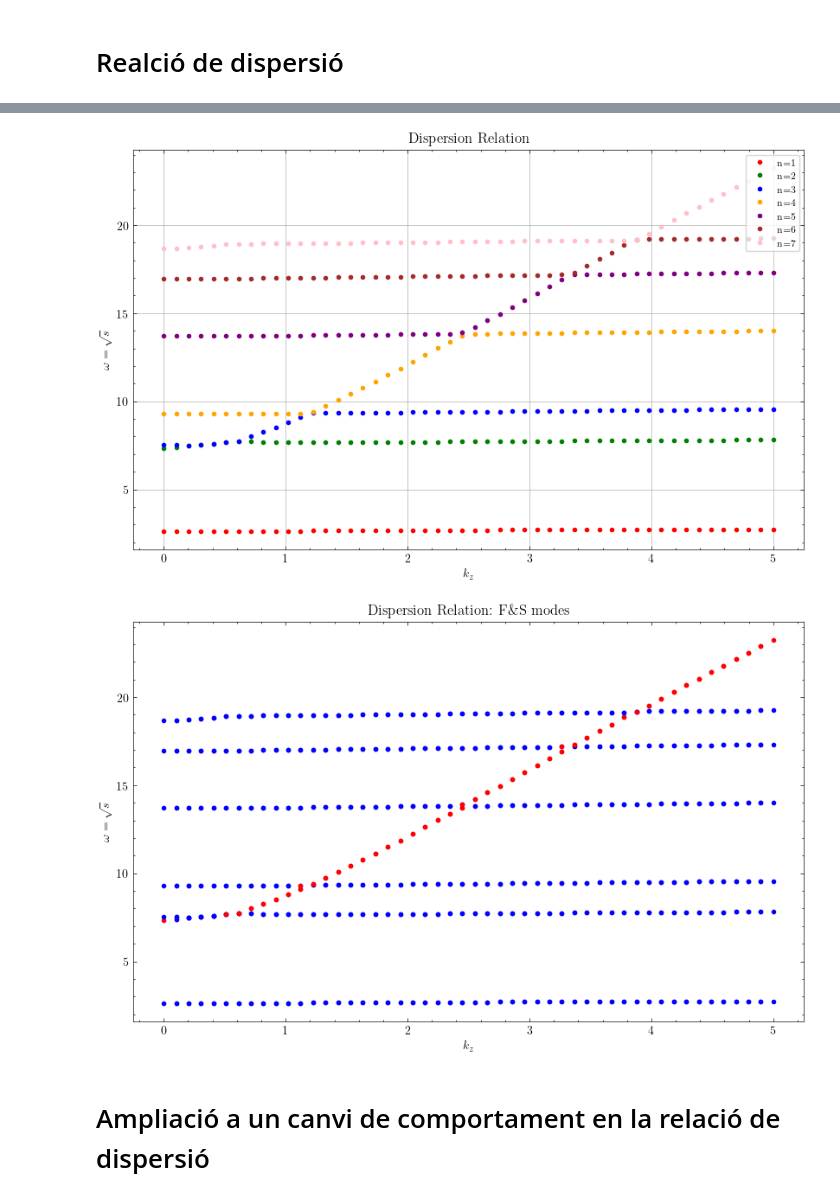
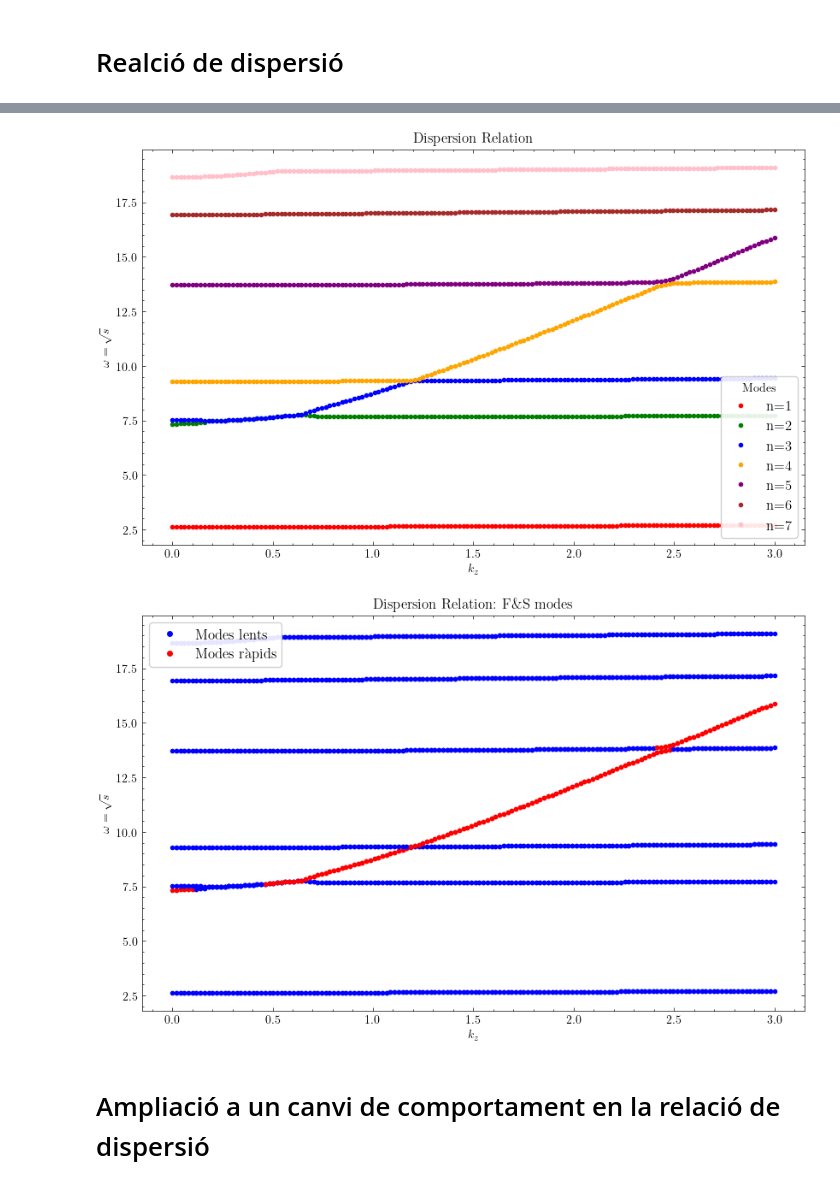
Before and after one commit to JoanRibotOliver/TFG, a Jupyter notebook: Fast & slow modes.ipynb, the cells around one changed output, grey strips where cells are left out. Saved outputs shown, nothing was run; the diff lists cells and outputs as text; code cells hidden in the pictures.

```diff
--- a/Fast & slow modes.ipynb
+++ b/Fast & slow modes.ipynb
@@ -471,2 +471,21 @@ Maximum value is from wg; max_val = 436.0444789570479
 # %% [markdown]
 # Realció de dispersió
+# %%
+Nkz = 150 # Nombre de kz's
+kz_list = np.linspace(0, 3, Nkz) # Hi ha Nkz's separats equidistantment entre 0 i 5
+### Relació de dispersió ###
+plt.figure(figsize=(10, 6))
+evals_k = np.zeros((kz_list.size, evals.size), dtype=np.complex128)
+for ik, kz in enumerate(kz_list):
+    problem = d3.EVP([u, w, tau_1, tau_2, tau_3, tau_4], eigenvalue=s, namespace=locals())
+    problem.add_equation("s * u  +  c2 * uxx  +  kz * c2 * wx  =  0") # (17')
+    problem.add_equation("vA2 * wxx  +  c2 * kz * ux  +  (-c2 * kz**2 - vA2 * kz**2 + s) * w  =  0") # (19')
+    problem.add_equation("u(x=xmin) = 0")
+    problem.add_equation("u(x=xmax) = 0")
+    problem.add_equation("w(x=xmin) = 0")
+    problem.add_equation("w(x=xmax) = 0")
+
+    solver = problem.build_solver()
+    solver.solve_dense(solver.subproblems[0])
+
+    evals_k[ik, :] = np.sort(solver.eigenvalues)
@@ -473,46 +511,28 @@ Maximum value is from wg; max_val = 436.0444789570479
 # %%
-Nkz = 50 # Nombre de kz's
-kz_list = np.linspace(0, 5, Nkz) # Hi ha Nkz's separats equidistantment entre 0 i 5
-### Relació de dispersió ###
+# Plot dispersion relation of the first 8 eigenvalues
 plt.figure(figsize=(10, 6))
-evals_k = np.zeros((kz_list.size, evals.size), dtype=np.complex128)
-for ik, kz in enumerate(kz_list):
-    problem = d3.EVP([u, w, tau_1, tau_2, tau_3, tau_4], eigenvalue=s, namespace=locals())
-    problem.add_equation("s * u  +  c2 * uxx  +  kz * c2 * wx  =  0") # (17')
-    problem.add_equation("vA2 * wxx  +  c2 * kz * ux  +  (-c2 * kz**2 - vA2 * kz**2 + s) * w  =  0") # (19')
-    problem.add_equation("u(x=xmin) = 0")
-    problem.add_equation("u(x=xmax) = 0")
-    problem.add_equation("w(x=xmin) = 0")
-    problem.add_equation("w(x=xmax) = 0")
-
-    solver = problem.build_solver()
-    solver.solve_dense(solver.subproblems[0])
-
-    evals_k[ik, :] = np.sort(solver.eigenvalues)
-
-# Plot dispersion relation of the first 8 eigenvalues
 for i in range(7):
     colors = ['red', 'green', 'blue', 'orange', 'purple', 'brown', 'pink', 'gray']
     plt.plot(kz_list, np.sqrt(evals_k[:, i].real), '.', label=f"n={i+1}", color=colors[i % len(colors)])
 plt.xlabel(r"$k_z$")
 plt.ylabel(r"$\omega = \sqrt{s}$")
 plt.title("Dispersion Relation")
-plt.grid(True)
-plt.legend(loc="upper right", frameon=True, fontsize=8)
+plt.grid(False)
+plt.legend(title='Modes', loc="lower right", frameon=True, fontsize=12, framealpha=0.9)
 plt.show()
 
-# Per veure amb més detall la relació de dispersió de cada mode la representam individualment.
-#for i in range(7):
-#    colors = ['red', 'green', 'blue', 'orange', 'purple', 'brown', 'pink', 'gray']
-#    plt.plot(kz_list, np.sqrt(evals_k[:, i].real), '.', label=f"Mode {i+1}", color=colors[i % len(colors)])
-#    plt.xlabel(r"$k_z$")
-#    plt.ylabel(r"$\omega = \sqrt{s}$")
-#    plt.title(f"Dispersion Relation for n = {i+1}")
-#    plt.grid(True)
-#    plt.show()
-#plt.show()
 
-# Baixar kz entre 1 i 1.5 per veure en detall es canvi!
+"""  Per veure amb més detall la relació de dispersió de cada mode la representam individualment.
+for i in range(7):
+    colors = ['red', 'green', 'blue', 'orange', 'purple', 'brown', 'pink', 'gray']
+    plt.plot(kz_list, np.sqrt(evals_k[:, i].real), '.', label=f"Mode {i+1}", color=colors[i % len(colors)])
+    plt.xlabel(r"$k_z$")
+    plt.ylabel(r"$\omega = \sqrt{s}$")
+    plt.title(f"Dispersion Relation for n = {i+1}")
+    plt.grid(True)
+    plt.show()
+plt.show()
+"""
 
 # Inicialitzar un diccionari per emmagatzemar els valors de kz on es produeix l'increment dràstic
 drastic_increase_points = {}
@@ -568,6 +588,9 @@ for i in range(7):
     # Controlar l'índex dels colors
     color_idx = 0
 
+    # Imprimir els resultats --- MOLT ÚTIL
+    #print(f"Mode {i+1}: Increment dràstic a kz = {drastic_increase_points[f'Mode {i+1}']}")
+
     for j in range(len(d_omega_d_kz)):
         if color_idx >= len(assigned_colors):
             color = "blue"  # Per seguretat, si falten colors
@@ -592,9 +615,10 @@ plt.xlabel(r"$k_z$")
 plt.ylabel(r"$\omega = \sqrt{s}$")
 plt.title(r"Dispersion Relation: F\&S modes")
 #plt.ylim(8,10)
-#plt.legend(loc="upper right", frameon=True, fontsize=8)
+custom_legend = [
+    mlines.Line2D([], [], color='blue', marker='o', linestyle='None', markersize=4, label='Modes lents'),
+    mlines.Line2D([], [], color='red', marker='o', linestyle='None', markersize=4, label='Modes ràpids')]
+plt.legend(handles=custom_legend, loc="upper left", frameon=True, fontsize=12, framealpha=0.9)
 plt.grid(False)
 plt.show()
-
-################################ Representar autofuncions aprop del canvi de comportament per estudiar com canvia
 # %% [output]
@@ -618,4 +625,4 @@ plt.show()
-[figure, old version]
+[figure, new version]
-[figure, old version]
+[figure, new version]
 # %% [markdown]
 # Ampliació a un canvi de comportament en la relació de dispersió
```
Also changed, not shown: parts of 8 cells of this notebook.
